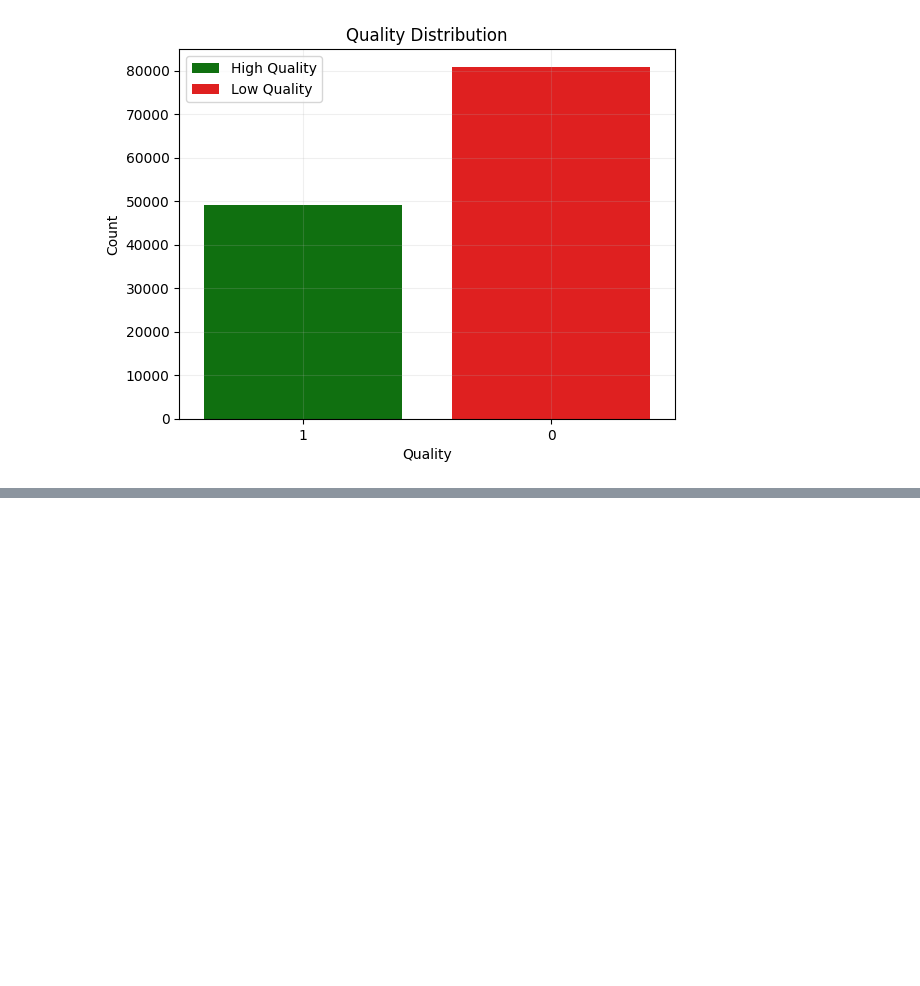
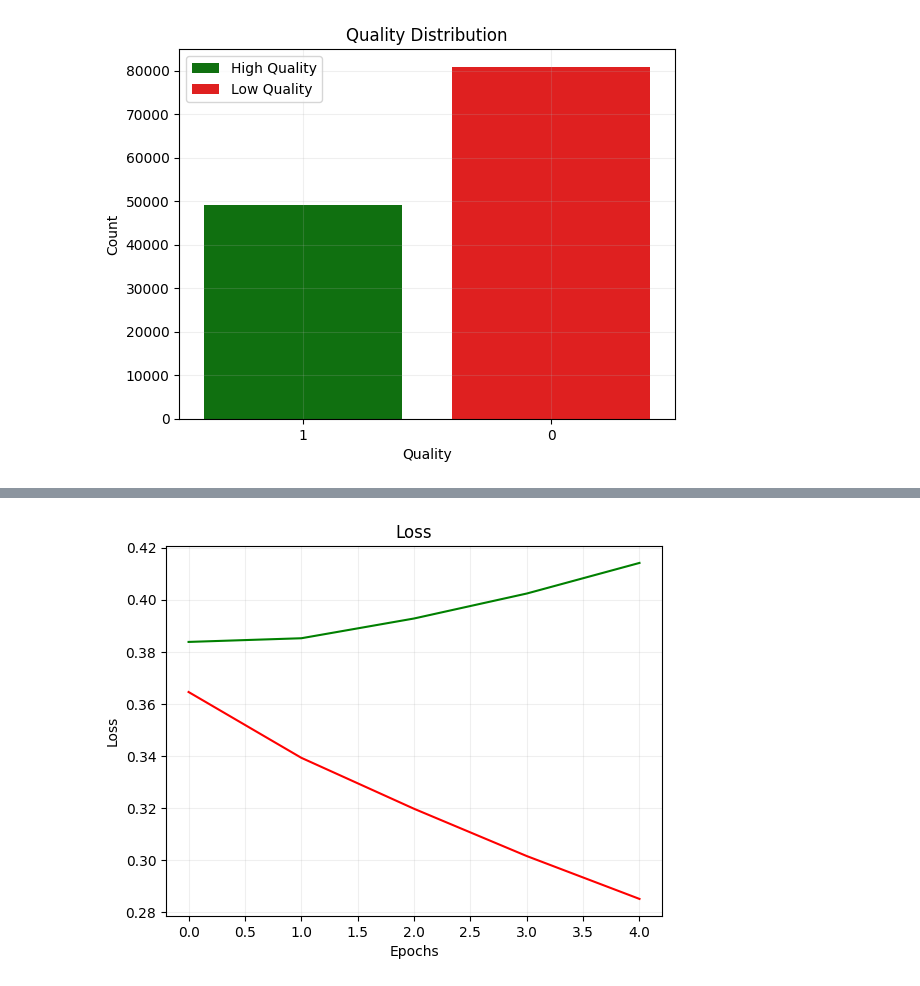
Before and after one commit to CodeByD3v/ML-Experiments, a Jupyter notebook: Text Classification/Wine Review/Wine_Review_Classification.ipynb, the cells around one changed output, grey strips where cells are left out. Saved outputs shown, nothing was run; the diff lists cells and outputs as text; code cells hidden in the pictures; blank space fills up the shorter version.

```diff
--- a/Text Classification/Wine Review/Wine_Review_Classification.ipynb
+++ b/Text Classification/Wine Review/Wine_Review_Classification.ipynb
@@ -117,0 +135,9 @@ def df_to_dataset():
+# %%
+# Embedding
+embedding = "https://tfhub.dev/google/nnlm-en-dim50/2"
+hub_layer = hub.KerasLayer(
+    embedding,
+    dtype=tf.string,
+    input_shape=[],
+    trainable=True
+)
@@ -117,0 +175,10 @@ def df_to_dataset():
+# %%
+# layers
+model = tf.keras.Sequential([
+    hub_layer,
+    tf.keras.layers.Dense(16 , activation = "relu"),
+    tf.keras.layers.Dropout(0.4),
+    tf.keras.layers.Dense(16 , activation = "relu"),
+    tf.keras.layers.Dropout(0.4),
+    tf.keras.layers.Dense(1 , activation = "sigmoid")
+])
@@ -117,0 +214,7 @@ def df_to_dataset():
+# %%
+# Compile
+model.compile(
+              optimizer = tf.keras.optimizers.Adam(learning_rate = 0.001) ,
+              loss = tf.keras.losses.BinaryCrossentropy() ,
+              metrics = ["accuracy"]
+            )
@@ -117,0 +233,3 @@ def df_to_dataset():
+# %%
+# Training the model
+history = model.fit(train_ds , epochs = 5 , validation_data = valid_ds)
@@ -117,0 +252,11 @@ def df_to_dataset():
+# %%
+# Loss plot
+plt.plot(history.history["loss"] , color = "red")
+plt.plot(history.history["val_loss"] , color = "green" )
+plt.title("Loss")
+plt.xlabel("Epochs")
+plt.ylabel("Loss")
+plt.grid(alpha = 0.2)
+plt.show()
+# %% [output]
+[figure, added]
```
Also changed, not shown: parts of 12 cells of this notebook.
